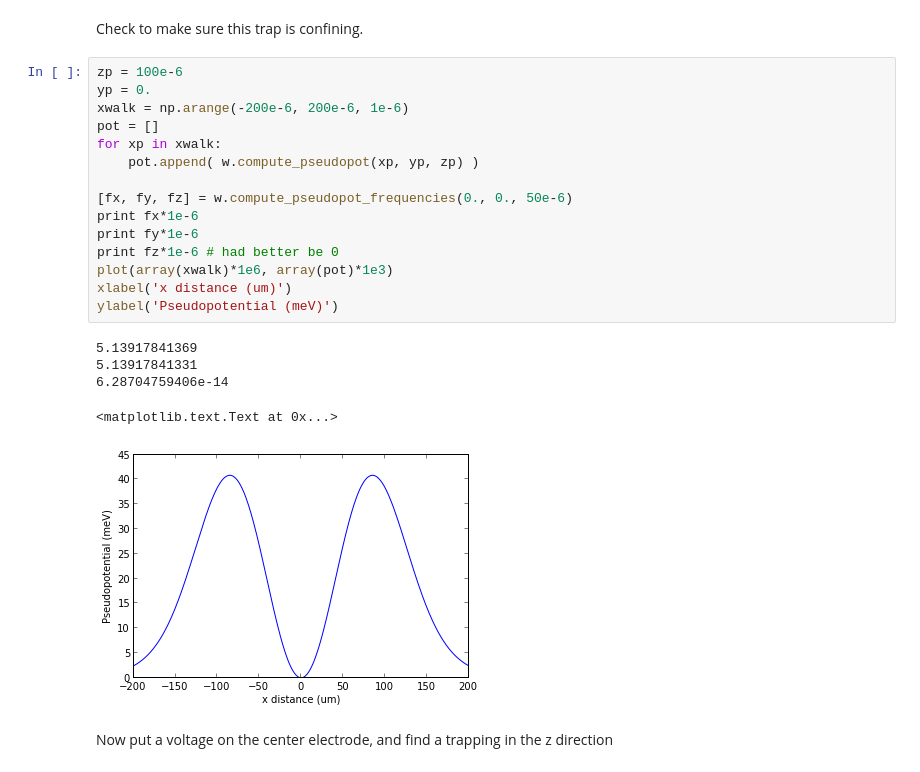
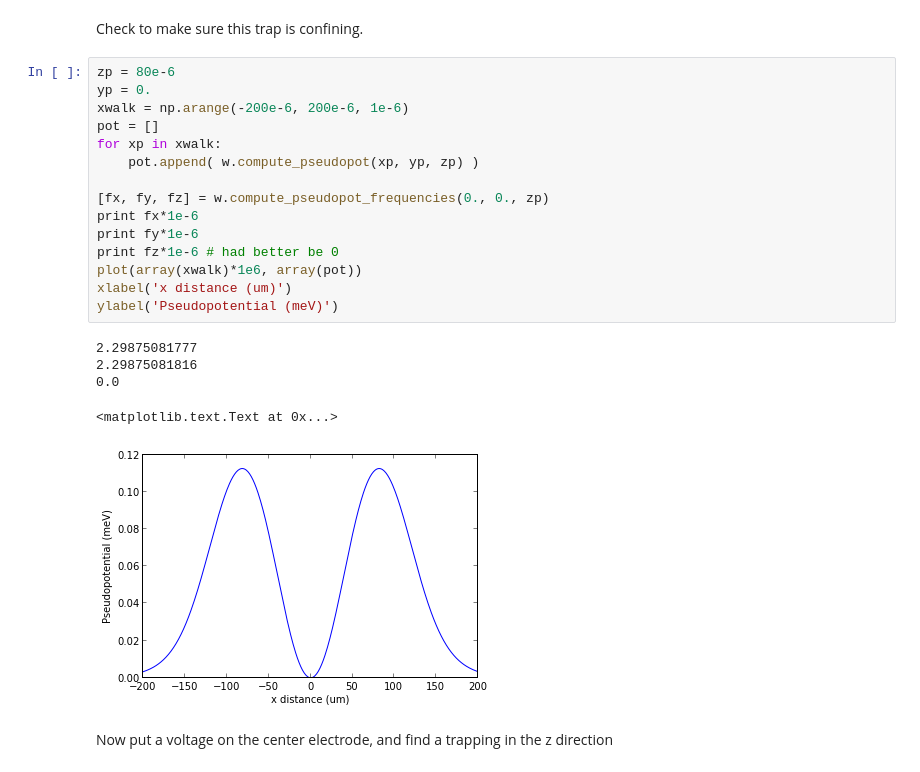
Before and after one commit to HaeffnerLab/trapsim, a Jupyter notebook: gapless/square trap.ipynb, the cells around one changed output. Saved outputs shown, nothing was run; the diff lists cells and outputs as text.

```diff
--- a/gapless/square trap.ipynb
+++ b/gapless/square trap.ipynb
@@ -16,26 +16,26 @@ w.add_electrode('cnt', (-25e-6, 25e-6), (-25e-6, 25e-6), 'dc', 0.0)
 # %% [markdown]
 Check to make sure this trap is confining.
 # %%
-zp = 100e-6
+zp = 80e-6
 yp = 0.
 xwalk = np.arange(-200e-6, 200e-6, 1e-6)
 pot = []
 for xp in xwalk:
     pot.append( w.compute_pseudopot(xp, yp, zp) )
 
-[fx, fy, fz] = w.compute_pseudopot_frequencies(0., 0., 50e-6)
+[fx, fy, fz] = w.compute_pseudopot_frequencies(0., 0., zp)
 print fx*1e-6
 print fy*1e-6
 print fz*1e-6 # had better be 0
-plot(array(xwalk)*1e6, array(pot)*1e3)
+plot(array(xwalk)*1e6, array(pot))
 xlabel('x distance (um)')
 ylabel('Pseudopotential (meV)')
 # %% [output]
-5.13917841369
-5.13917841331
-6.28704759406e-14
+2.29875081777
+2.29875081816
+0.0
 <matplotlib.text.Text at 0x...>
-[figure, old version]
+[figure, new version]
 # %% [markdown]
 Now put a voltage on the center electrode, and find a trapping in the z direction
 # %% [markdown]
```
Also changed, not shown: parts of 1 cell of this notebook, 10 other files.
